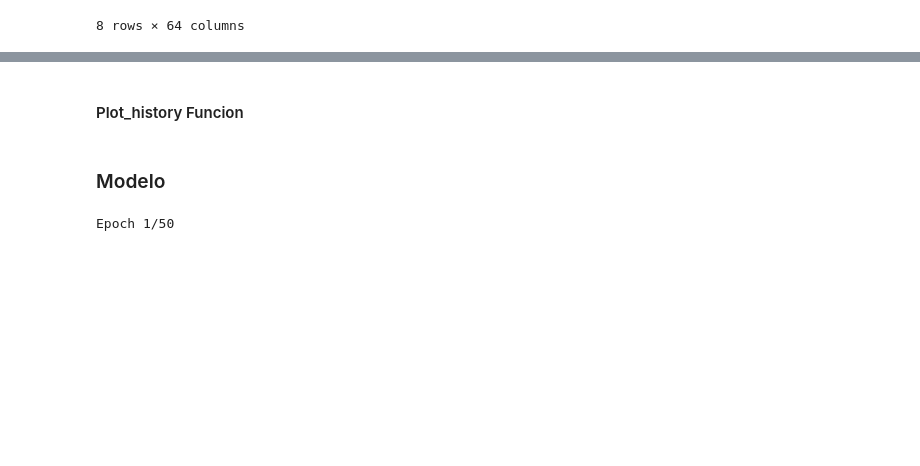
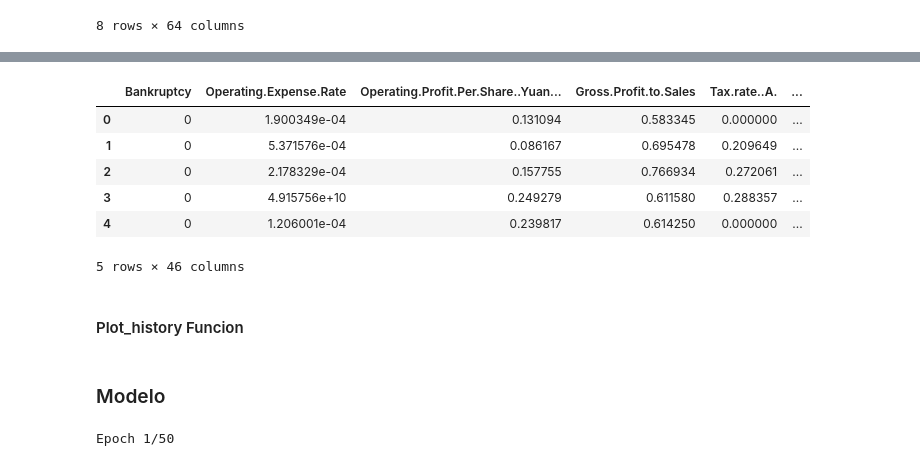
Before and after one commit to juankquintana/deep_learning, a Jupyter notebook: Kaggle/Miniproyecto_con_limpieza.ipynb, the cells around one changed output, grey strips where cells are left out. Saved outputs shown, nothing was run; the diff lists cells and outputs as text; code cells hidden in the pictures; blank space fills up the shorter version.

```diff
--- a/Kaggle/Miniproyecto_con_limpieza.ipynb
+++ b/Kaggle/Miniproyecto_con_limpieza.ipynb
@@ -72,3 +92,26 @@ df_train.describe()
+# %%
+# columnas_a_eliminar = [
+#     "Current.Liabilities.Equity", "Inventory.and.accounts.receivable.Net.value",
+#     "Inventory.Working.Capital", "Pre.tax.net.Interest.Rate",
+#     "Interest.Coverage.Ratio..Interest.expense.to.EBIT.", "Operating.Profit.Growth.Rate",
+#     "Continuous.Net.Profit.Growth.Rate", "Working.Capital.Equity",
+#     "Realized.Sales.Gross.Profit.Growth.Rate", "No.credit.Interval",
+#     "Persistent.EPS.in.the.Last.Four.Seasons", "Continuous.interest.rate..after.tax.",
+#     "Operating.profit.per.person", "Operating.Gross.Margin",
+#     "Current.Liability.to.Equity", "Cash.Flow.to.Liability",
+#     "Net.Value.Per.Share..B.", "After.tax.Net.Profit.Growth.Rate"
+# ]
+
+df_train = df_train.drop(columns=columnas_a_eliminar)
+df_train.head(5)
+# %% [output]
+|  | Bankruptcy | Operating.Expense.Rate | Operating.Profit.Per.Share..Yuan... | Gross.Profit.to.Sales | Tax.rate..A. | ... |
+| 0 | 0 | 1.900349e-04 | 0.131094 | 0.583345 | 0.000000 | ... |
+| 1 | 0 | 5.371576e-04 | 0.086167 | 0.695478 | 0.209649 | ... |
+| 2 | 0 | 2.178329e-04 | 0.157755 | 0.766934 | 0.272061 | ... |
+| 3 | 0 | 4.915756e+10 | 0.249279 | 0.611580 | 0.288357 | ... |
+| 4 | 0 | 1.206001e-04 | 0.239817 | 0.614250 | 0.000000 | ... |
+5 rows × 46 columns
 # %%
 scaler = StandardScaler()
 X = df_train.drop('Bankruptcy', axis=1)
```
Also changed, not shown: parts of 7 cells of this notebook, 1 other file.
